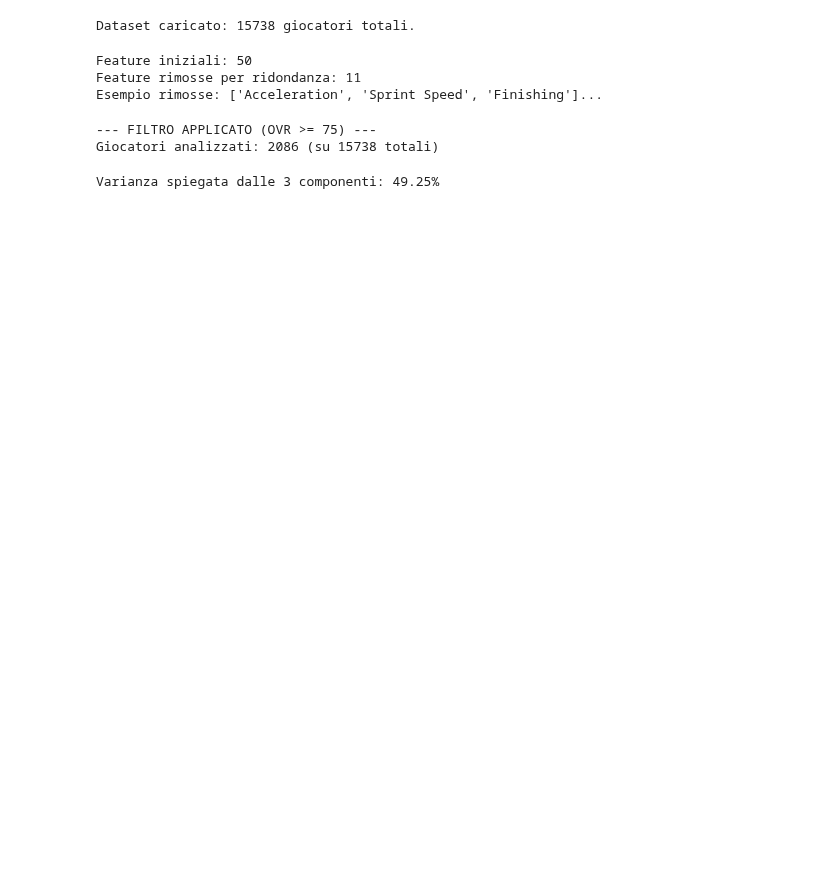
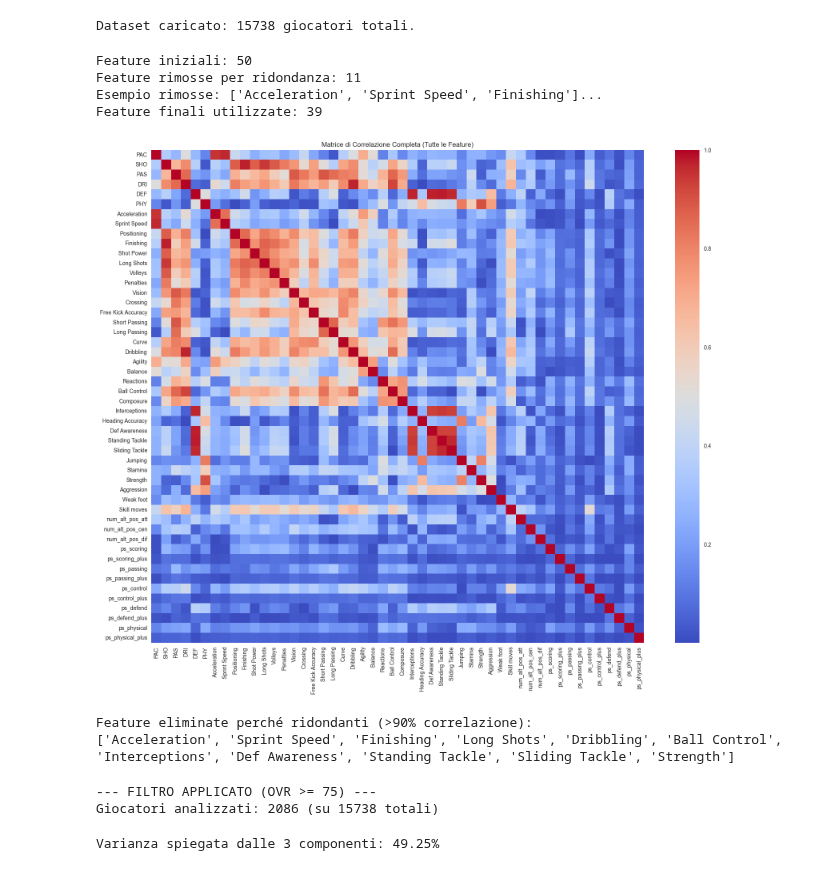
Before and after one commit to grannico/Progetti_DataScience_25-26, a Jupyter notebook: clust_top.ipynb, the cells around one changed output. Saved outputs shown, nothing was run; the diff lists cells and outputs as text; code cells hidden in the pictures; blank space fills up the shorter version.

Commit message:
Modifiche a clust_gerarchico e clust_top (matrice correlazione e PCA), aggiunti file progetto 2 (Game of Thrones)

```diff
--- a/clust_top.ipynb
+++ b/clust_top.ipynb
@@ -23,8 +23,7 @@ numeric_cols = df.select_dtypes(include=[np.number]).columns.tolist()
 # Lista di colonne da ESCLUDERE (non sono abilità tecniche)
 # Nota: Escludiamo 'OVR' dalle feature di training perché lo usiamo come filtro dopo!
 cols_to_exclude = [
-    'ID', 'Jersey Number', 'Age', 'OVR', 'Potential', 'Special',
-    'International Reputation', 'Weak Foot', 'Skill Moves', 'Kit Number'
+    'ID', 'Age', 'OVR', 'Weak Foot', 'Skill Moves'
 ]
 features_to_use = [col for col in numeric_cols if col not in cols_to_exclude]
 
@@ -44,10 +43,26 @@ print(f"Esempio rimosse: {to_drop[:3]}...")
 
 # Lista finale delle feature utili
 final_features = [f for f in features_to_use if f not in to_drop]
+print(f"Feature finali utilizzate: {len(final_features)}")
 # %% [output]
 Feature iniziali: 50
 Feature rimosse per ridondanza: 11
 Esempio rimosse: ['Acceleration', 'Sprint Speed', 'Finishing']...
+Feature finali utilizzate: 39
+# %%
+# --- Cella 2-bis: Visualizzazione Correlazione (Richiesta dal Tutor) ---
+
+plt.figure(figsize=(20, 16))
+sns.heatmap(corr_matrix, cmap='coolwarm', square=True)
+plt.title('Matrice di Correlazione Completa (Tutte le Feature)')
+plt.show()
+
+print(f"Feature eliminate perché ridondanti (>90% correlazione):")
+print(to_drop)
+# %% [output]
+[figure, added]
+Feature eliminate perché ridondanti (>90% correlazione):
+['Acceleration', 'Sprint Speed', 'Finishing', 'Long Shots', 'Dribbling', 'Ball Control', 'Interceptions', 'Def Awareness', 'Standing Tackle', 'Sliding Tackle', 'Strength']
 # %%
 # Imposta la soglia (es. 75 = Giocatori Oro/Top)
 soglia_ovr = 75
```
Also changed, not shown: parts of 2 cells of this notebook, 5 other files.
